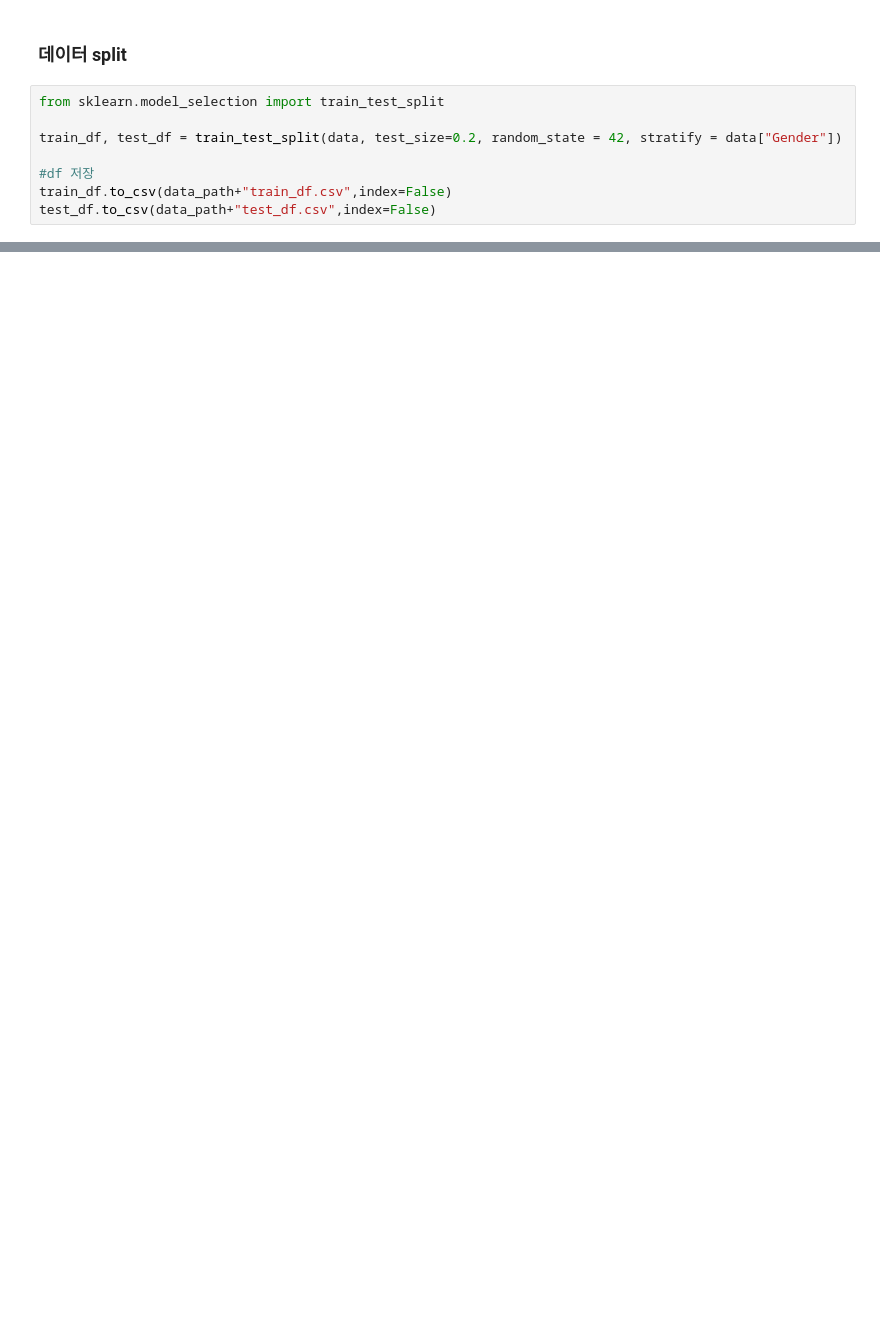
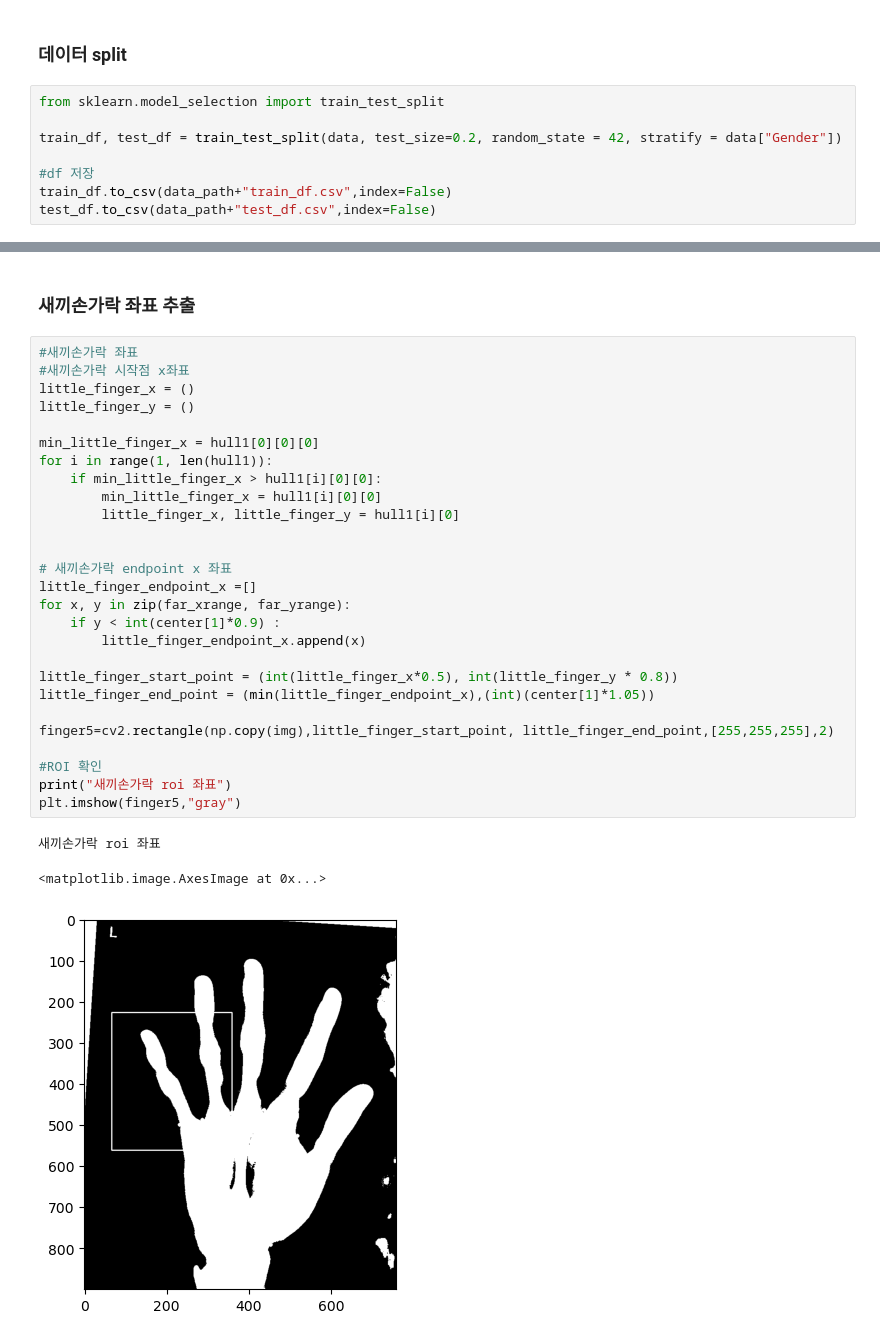
Before and after one commit to eunhabaek/BoneAge_Project, a Jupyter notebook: BoneAge.ipynb, the cells around one changed output, grey strips where cells are left out. Saved outputs shown, nothing was run; the diff lists cells and outputs as text; blank space fills up the shorter version.

```diff
--- a/BoneAge.ipynb
+++ b/BoneAge.ipynb
@@ -449,0 +687,33 @@ test_df.to_csv(data_path+"test_df.csv",index=False)
+# %% [markdown]
+### 새끼손가락 좌표 추출
+# %%
+#새끼손가락 좌표
+#새끼손가락 시작점 x좌표
+little_finger_x = ()
+little_finger_y = ()
+
+min_little_finger_x = hull1[0][0][0]
+for i in range(1, len(hull1)):
+    if min_little_finger_x > hull1[i][0][0]:
+        min_little_finger_x = hull1[i][0][0]
+        little_finger_x, little_finger_y = hull1[i][0]
+
+
+# 새끼손가락 endpoint x 좌표
+little_finger_endpoint_x =[]
+for x, y in zip(far_xrange, far_yrange):
+    if y < int(center[1]*0.9) :
+        little_finger_endpoint_x.append(x)
+
+little_finger_start_point = (int(little_finger_x*0.5), int(little_finger_y * 0.8))
+little_finger_end_point = (min(little_finger_endpoint_x),(int)(center[1]*1.05))
+
+finger5=cv2.rectangle(np.copy(img),little_finger_start_point, little_finger_end_point,[255,255,255],2)
+
+#ROI 확인
+print("새끼손가락 roi 좌표")
+plt.imshow(finger5,"gray")
+# %% [output]
+새끼손가락 roi 좌표
+<matplotlib.image.AxesImage at 0x...>
+[figure, added]
```
Also changed, not shown: parts of 28 cells of this notebook.
